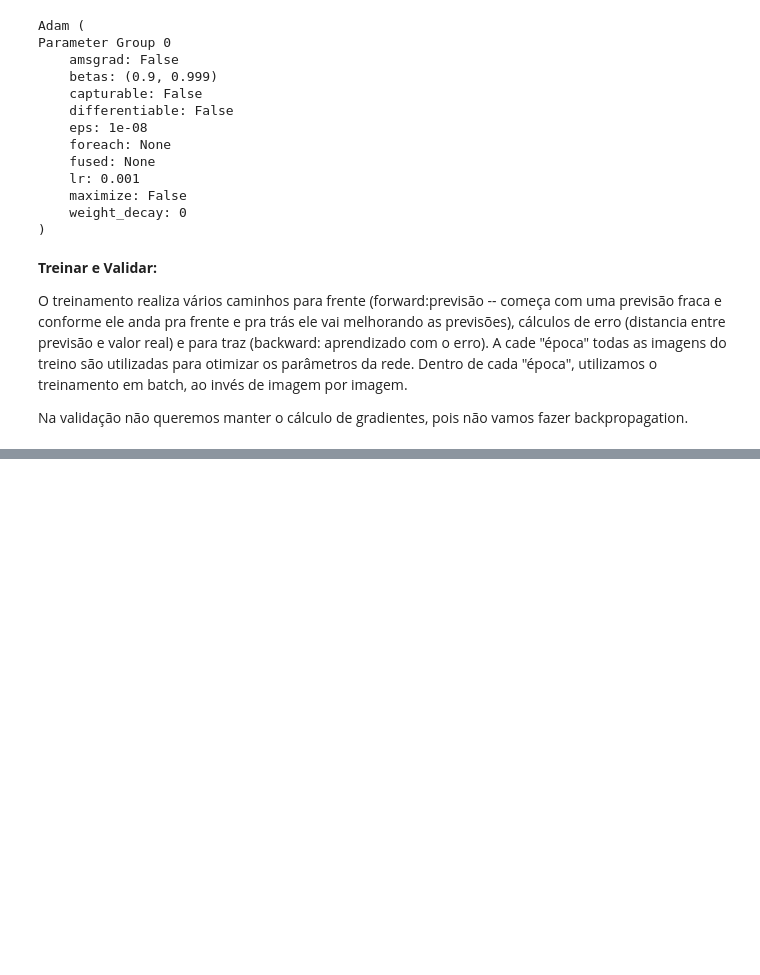
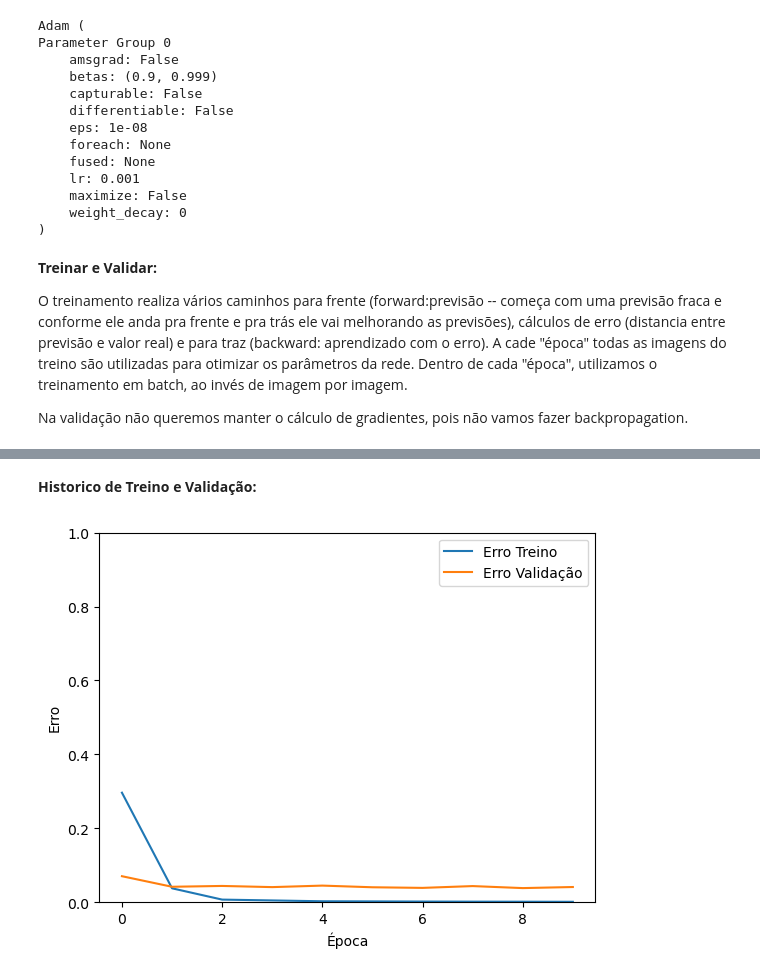
Before and after one commit to rhyanfrazao/projeto-classificacao-de-imagens, a Jupyter notebook: projeto-classificacao-imagens.ipynb, the cells around one changed output, grey strips where cells are left out. Saved outputs shown, nothing was run; the diff lists cells and outputs as text; code cells hidden in the pictures; blank space fills up the shorter version.

Commit message:
treino, validação e teste do modelo

```diff
--- a/projeto-classificacao-imagens.ipynb
+++ b/projeto-classificacao-imagens.ipynb
@@ -588,3 +588,9 @@ def treinar_e_validar(modelo, metrica_erro, otimizador, epocas=10):
             melhor_modelo = modelo
 
     return melhor_modelo, historico
+# %%
+# Definindo o número de épocas em 10:
+numero_de_epocas = 10
+
+# Treinando o modelo:
+modelo_treinado, historico = treinar_e_validar(alexnet, funcao_erro, otimizador, numero_de_epocas)
@@ -590,0 +615,13 @@ def treinar_e_validar(modelo, metrica_erro, otimizador, epocas=10):
+# %% [markdown]
+<b>Historico de Treino e Validação:</b>
+# %%
+historico = np.array(historico)
+
+plt.plot(historico[:, 0:2])
+plt.legend(['Erro Treino', 'Erro Validação'])
+plt.xlabel('Época')
+plt.ylabel('Erro')
+plt.ylim(0,1)
+plt.show()
+# %% [output]
+[figure, added]
```
Also changed, not shown: parts of 11 cells of this notebook.
